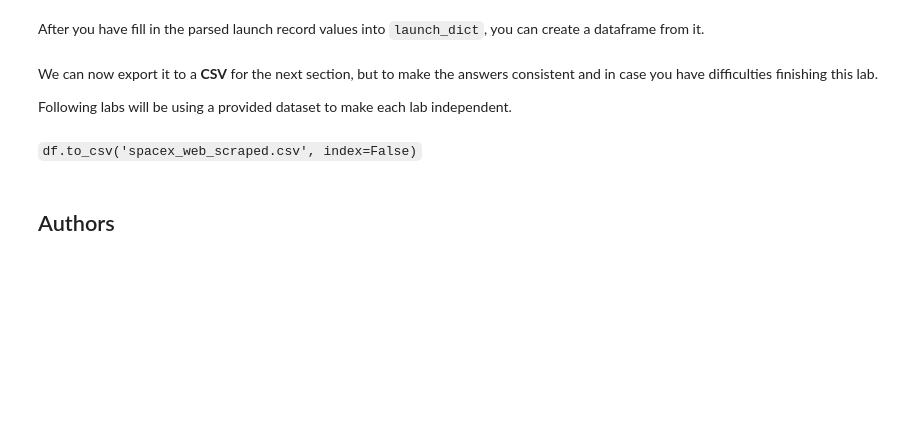
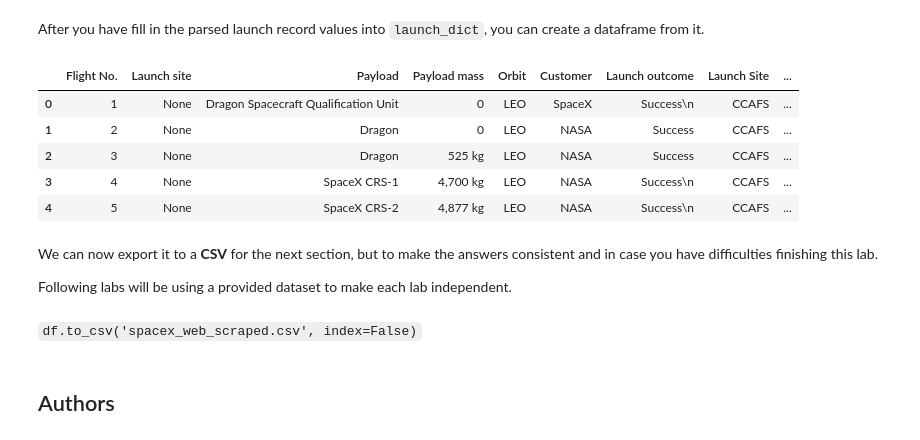
Before and after one commit to kaffir/Applied-Data-Science-Capstone, a Jupyter notebook: Data Collection with Web Scraping.ipynb, the cells around one changed output. Drawn from its saved outputs; the diff is of its cells as text; code cells hidden in the pictures; blank space fills up the shorter version.

Commit message:
Update latest version

```diff
--- a/Data Collection with Web Scraping.ipynb
+++ b/Data Collection with Web Scraping.ipynb
@@ -145,6 +145,7 @@ Let's try to find all tables on the wiki page first. If you need to refresh your
 # %%
 # Use the find_all function in the BeautifulSoup object, with element type `table`
 # Assign the result to a list called `html_tables`
+html_tables = soup.find_all('table')
 # %% [markdown]
 Starting from the third table is our target table contains the actual launch records.
 # %%
@@ -185,6 +204,11 @@ column_names = []
 # Apply find_all() function with `th` element on first_launch_table
 # Iterate each th element and apply the provided extract_column_from_header() to get a column name
 # Append the Non-empty column name (`if name is not None and len(name) > 0`) into a list called column_names
+th_s = first_launch_table.find_all('th')
+for th in th_s:
+    name = extract_column_from_header(th)
+    if ((name is not None) and (len(name) > 0)):
+        column_names.append(name)
 # %% [markdown]
 Check the extracted column names
 # %%
@@ -201,7 +227,7 @@ del launch_dict['Date and time ( )']
 
 # Let's initial the launch_dict with each value to be an empty list
 launch_dict['Flight No.'] = []
-launch_dict['Launch site'] = []
+launch_dict['Launch Site'] = []
 launch_dict['Payload'] = []
 launch_dict['Payload mass'] = []
 launch_dict['Orbit'] = []
@@ -239,16 +265,20 @@ for table_number,table in enumerate(soup.find_all('table',"wikitable plainrowhea
             # Flight Number value
             # TODO: Append the flight_number into launch_dict with key `Flight No.`
             #print(flight_number)
+            launch_dict['Flight No.'].append(flight_number)
+
             datatimelist=date_time(row[0])
 
             # Date value
             # TODO: Append the date into launch_dict with key `Date`
             date = datatimelist[0].strip(',')
+            launch_dict['Date'].append(date)
             #print(date)
 
             # Time value
             # TODO: Append the time into launch_dict with key `Time`
             time = datatimelist[1]
+            launch_dict['Time'].append(time)
             #print(time)
 
             # Booster version
@@ -256,39 +286,52 @@ for table_number,table in enumerate(soup.find_all('table',"wikitable plainrowhea
             bv=booster_version(row[1])
             if not(bv):
                 bv=row[1].a.string
+                launch_dict['Version Booster'].append(bv)
+            else:
+                launch_dict['Version Booster'].append('')
             print(bv)
 
             # Launch Site
             # TODO: Append the bv into launch_dict with key `Launch Site`
             launch_site = row[2].a.string
+            launch_dict['Launch Site'].append(launch_site)
             #print(launch_site)
 
             # Payload
             # TODO: Append the payload into launch_dict with key `Payload`
             payload = row[3].a.string
+            launch_dict['Payload'].append(payload)
             #print(payload)
 
             # Payload Mass
             # TODO: Append the payload_mass into launch_dict with key `Payload mass`
             payload_mass = get_mass(row[4])
+            launch_dict['Payload mass'].append(payload_mass)
             #print(payload)
 
             # Orbit
             # TODO: Append the orbit into launch_dict with key `Orbit`
             orbit = row[5].a.string
+            launch_dict['Orbit'].append(orbit)
             #print(orbit)
 
             # Customer
             # TODO: Append the customer into launch_dict with key `Customer`
-            customer = row[6].a.string
+            if (row[6].a is not None):
+                customer = row[6].a.string
+                launch_dict['Customer'].append(customer)
+            else:
+                launch_dict['Customer'].append('')
             #print(customer)
 
             # Launch outcome
             # TODO: Append the launch_outcome into launch_dict with key `Launch outcome`
             launch_outcome = list(row[7].strings)[0]
+            launch_dict['Launch outcome'].append(launch_outcome)
             #print(launch_outcome)
 
             # Booster landing
             # TODO: Append the launch_outcome into launch_dict with key `Booster landing`
             booster_landing = landing_status(row[8])
+            launch_dict['Booster landing'].append(booster_landing)
             #print(booster_landing)
@@ -296,6 +357,14 @@ for table_number,table in enumerate(soup.find_all('table',"wikitable plainrowhea
 After you have fill in the parsed launch record values into `launch_dict`, you can create a dataframe from it.
 # %%
 df=pd.DataFrame(launch_dict)
+df.head()
+# %% [output]
+|  | Flight No. | Launch site | Payload | Payload mass | Orbit | Customer | Launch outcome | Launch Site | ... |
+| 0 | 1 | None | Dragon Spacecraft Qualification Unit | 0 | LEO | SpaceX | Success\n | CCAFS | ... |
+| 1 | 2 | None | Dragon | 0 | LEO | NASA | Success | CCAFS | ... |
+| 2 | 3 | None | Dragon | 525 kg | LEO | NASA | Success | CCAFS | ... |
+| 3 | 4 | None | SpaceX CRS-1 | 4,700 kg | LEO | NASA | Success\n | CCAFS | ... |
+| 4 | 5 | None | SpaceX CRS-2 | 4,877 kg | LEO | NASA | Success\n | CCAFS | ... |
 # %% [markdown]
 We can now export it to a <b>CSV</b> for the next section, but to make the answers consistent and in case you have difficulties finishing this lab.
 
```
Also changed, not shown: parts of 4 cells of this notebook, 8 other files.
